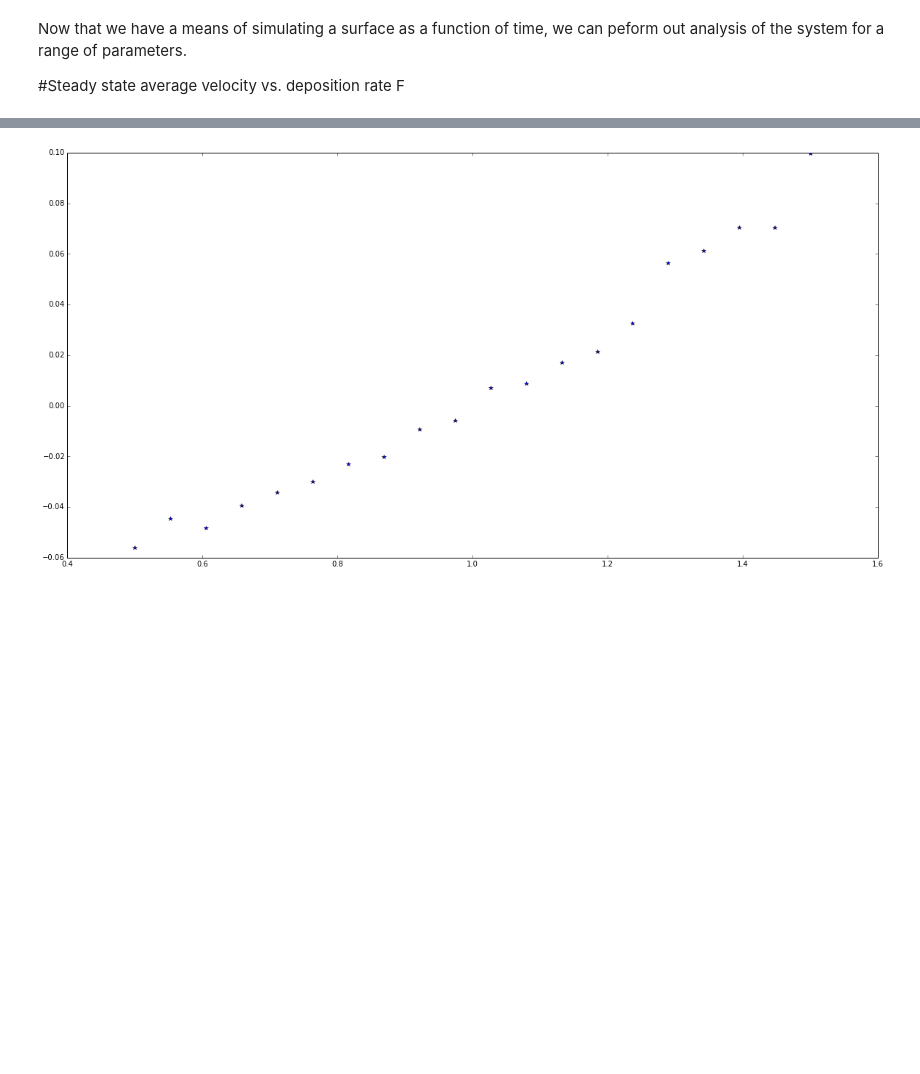
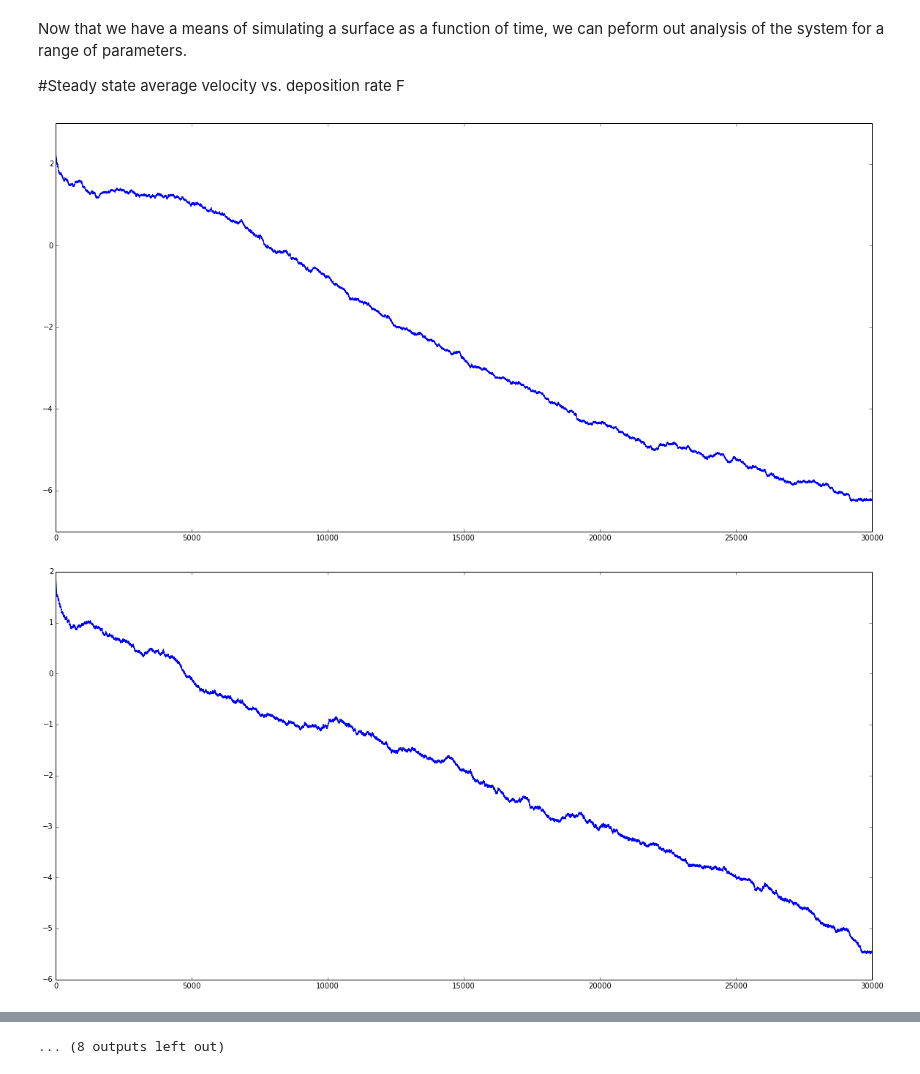
Before and after one commit to jorgehog/NanoHealWorkshop2015, a Jupyter notebook: KMC.ipynb, the cells around one changed output, grey strips where cells are left out. Saved outputs shown, nothing was run; the diff lists cells and outputs as text; code cells hidden in the pictures; blank space fills up the shorter version.

```diff
--- a/KMC.ipynb
+++ b/KMC.ipynb
@@ -244,22 +244,32 @@ parameters.
 
 #Steady state average velocity vs. deposition rate F
 # %%
-F_values = linspace(0.5, 1.5, 20)
+F_values = linspace(0.75, 1.25, 20)
 T = 0.2 #J/kB
 
-N = 40000                   #Number of cycles
-thermalization = 20000      #Number of cycles before we start to measure
+N = 30000                   #Number of cycles
+thermalization = 10000      #Number of cycles before we start to measure
 
 steady_state_speeds = []
 
 for F in F_values:
-    surface_heights = zeros(L) #start with a flat surface
-    all_surfaces, time = simulate_surface(surface_heights, L, N, T, F)
+    surface_heights = np.random.randint(5, size=L) #start with a rough surface
+    all_surfaces, all_times = simulate_surface(surface_heights, L, N, T, F)
 
     average_heights = all_surfaces.mean(axis=1)
 
-    average_speeds = average_heights[thermalization:]/time[thermalization:]
+    figure()
+    plot(average_heights)
+    show()
+
+    delta_heigths = average_heights[thermalization+1:] - average_heights[thermalization]
+    delta_times   = all_times[thermalization+1:] - all_times[thermalization]
+
+    average_speeds = delta_heigths/delta_times
 
     steady_state_speed = average_speeds.mean()
 
     steady_state_speeds.append(steady_state_speed)
+# %% [output]
+[figure, added]
+[figure, added]
@@ -266,5 +286 @@ for F in F_values:
+... (8 outputs left out)
-# %%
-plot(F_values, steady_state_speeds, "b*")
-show()
-# %% [output]
-[figure, removed]
```
Also changed, not shown: parts of 16 cells of this notebook.
